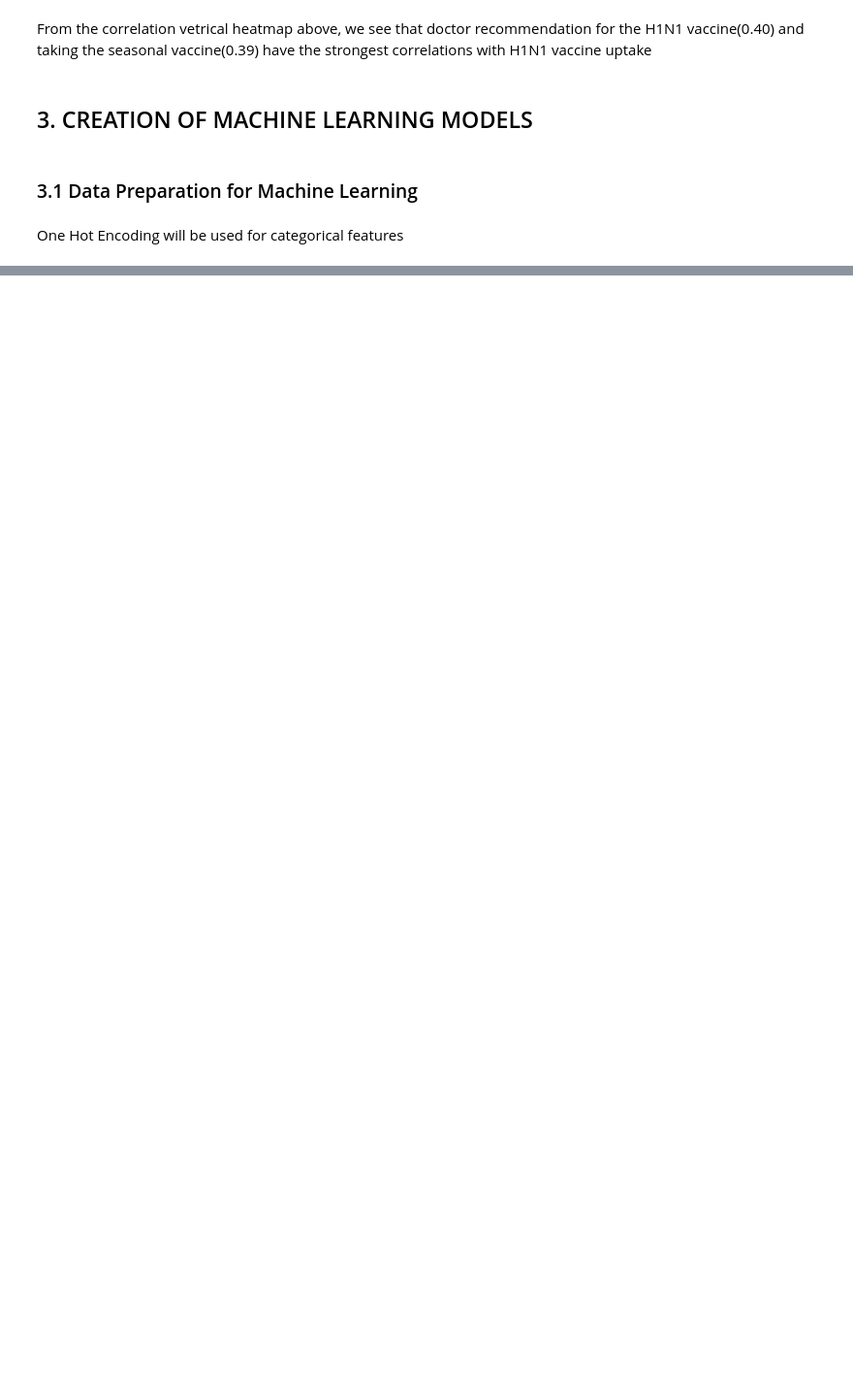
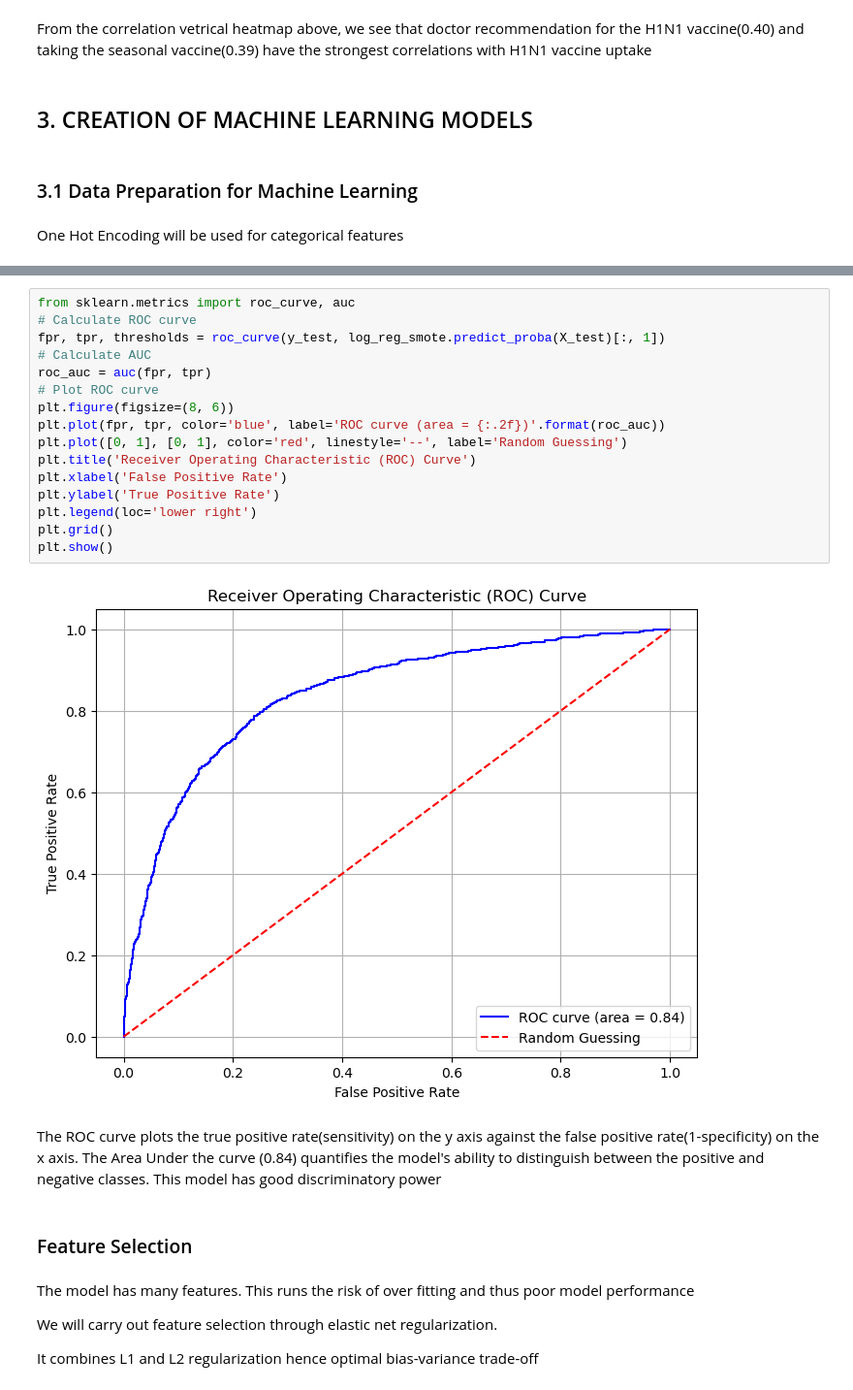
Before and after one commit to edgarmuturi/vaccination-predictions, a Jupyter notebook: notebook.ipynb, the cells around one changed output, grey strips where cells are left out. Shown at 97% size. Cells and saved outputs as stored; diff of their text form; blank space fills up the shorter version.

```diff
--- a/notebook.ipynb
+++ b/notebook.ipynb
@@ -458,0 +587,29 @@ encoded_data.head()
+# %%
+from sklearn.metrics import roc_curve, auc
+# Calculate ROC curve
+fpr, tpr, thresholds = roc_curve(y_test, log_reg_smote.predict_proba(X_test)[:, 1])
+# Calculate AUC
+roc_auc = auc(fpr, tpr)
+# Plot ROC curve
+plt.figure(figsize=(8, 6))
+plt.plot(fpr, tpr, color='blue', label='ROC curve (area = {:.2f})'.format(roc_auc))
+plt.plot([0, 1], [0, 1], color='red', linestyle='--', label='Random Guessing')
+plt.title('Receiver Operating Characteristic (ROC) Curve')
+plt.xlabel('False Positive Rate')
+plt.ylabel('True Positive Rate')
+plt.legend(loc='lower right')
+plt.grid()
+plt.show()
+# %% [output]
+[figure, added]
+# %% [markdown]
+The ROC curve plots the true positive rate(sensitivity) on the y axis against the false positive rate(1-specificity) on the x axis.
+The Area Under the curve (0.84) quantifies the model's ability to distinguish between the positive and negative classes. This model has good discriminatory power
+# %% [markdown]
+### Feature Selection
+# %% [markdown]
+The model has many features. This runs the risk of over fitting and thus poor model performance
+
+We will carry out feature selection through elastic net regularization.
+
+It combines L1 and L2 regularization hence optimal bias-variance trade-off
```
Also changed, not shown: parts of 23 cells of this notebook.
